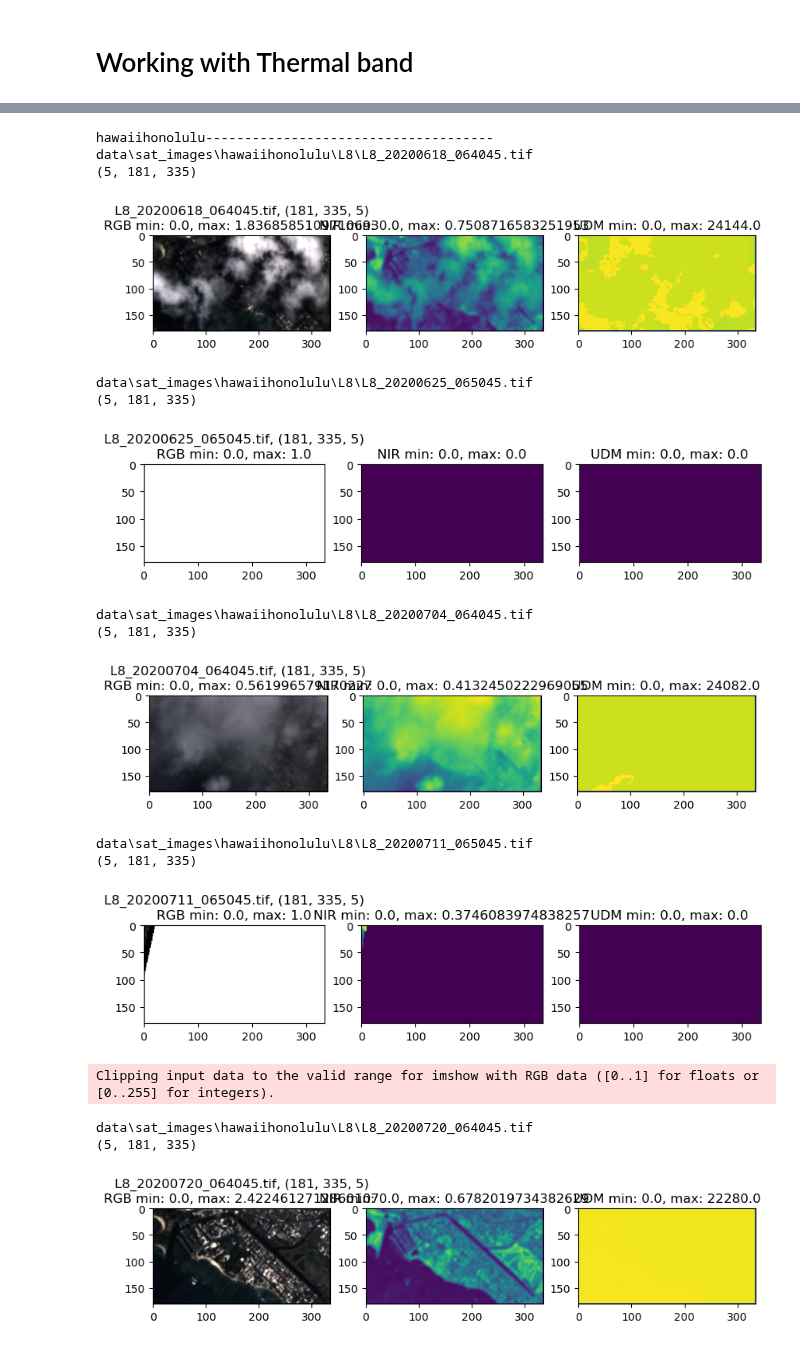
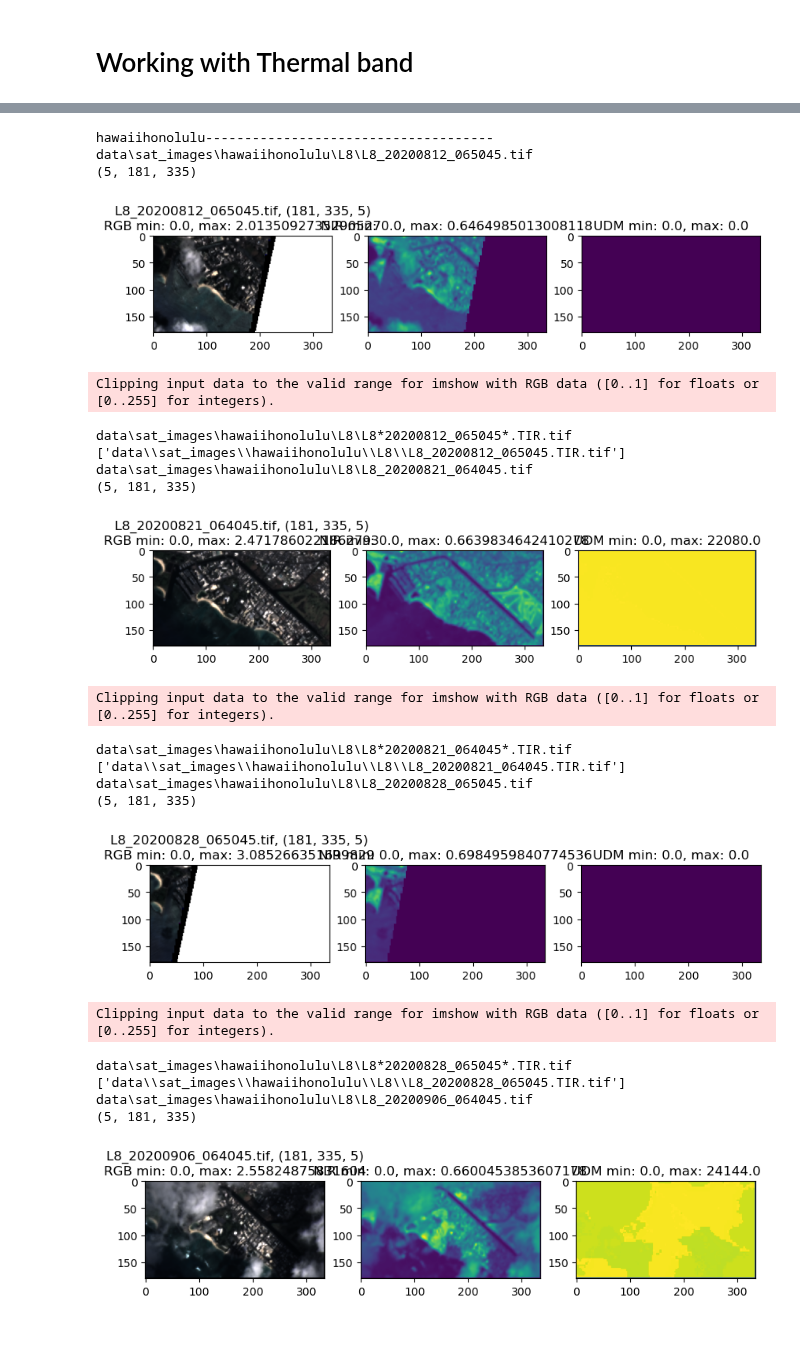
Before and after one commit to Coastal-Research-Collaborative/geedownload, a Jupyter notebook: experimenting_with_other_bands.ipynb, the cells around one changed output, grey strips where cells are left out. Saved outputs shown, nothing was run; the diff lists cells and outputs as text; code cells hidden in the pictures.

```diff
--- a/experimenting_with_other_bands.ipynb
+++ b/experimenting_with_other_bands.ipynb
@@ -13,36 +13,44 @@ data_dir = os.path.join('data')
 # %%
 from glob import glob
 sitenames = ['hawaiihonolulu']
 for sitename in sitenames:
     print(f'{sitename}-------------------------------------')
     tiff_fns = glob(os.path.join('data', 'sat_images', sitename, '*', '*.tif'))
     for tiff_fn in tiff_fns:
         if '.TIR.tif' in tiff_fn: continue
         if 'L7' in tiff_fn: continue
         plot_scale = 1
         if 'S2' in tiff_fn:
             plot_scale = 10_000
         # else: continue
         print(tiff_fn)
         tiffutils.load_tiff_image(tiff_fn, plot=True, plot_scale=plot_scale)
 
-        glob(os.path.join('data', 'sat_images', sitename, os.path.basename(os.path.dirname(tiff_fn)), f'*.TIR.tif'))
+        satname = os.path.basename(os.path.dirname(tiff_fn))
+        timestamp = os.path.basename(tiff_fn).replace(f'{satname}_', '').replace('.tif', '')
+
+        TIR_fn = glob(os.path.join('data', 'sat_images', sitename, satname, f'{satname}*{timestamp}*.TIR.tif'))[0]
 # %% [output]
 Clipping input data to the valid range for imshow with RGB data ([0..1] for floats or [0..255] for integers).
 hawaiihonolulu-------------------------------------
-data\sat_images\hawaiihonolulu\L8\L8_20200618_064045.tif
+data\sat_images\hawaiihonolulu\L8\L8_20200812_065045.tif
 (5, 181, 335)
-[figure, old version]
+[figure, new version]
-data\sat_images\hawaiihonolulu\L8\L8_20200625_065045.tif
-(5, 181, 335)
+Clipping input data to the valid range for imshow with RGB data ([0..1] for floats or [0..255] for integers).
+data\sat_images\hawaiihonolulu\L8\L8*20200812_065045*.TIR.tif
+['data\\sat_images\\hawaiihonolulu\\L8\\L8_20200812_065045.TIR.tif']
+data\sat_images\hawaiihonolulu\L8\L8_20200821_064045.tif
+(5, 181, 335)
-[figure, old version]
+[figure, new version]
-data\sat_images\hawaiihonolulu\L8\L8_20200704_064045.tif
-(5, 181, 335)
+Clipping input data to the valid range for imshow with RGB data ([0..1] for floats or [0..255] for integers).
+data\sat_images\hawaiihonolulu\L8\L8*20200821_064045*.TIR.tif
+['data\\sat_images\\hawaiihonolulu\\L8\\L8_20200821_064045.TIR.tif']
+data\sat_images\hawaiihonolulu\L8\L8_20200828_065045.tif
+(5, 181, 335)
-[figure, old version]
+[figure, new version]
-data\sat_images\hawaiihonolulu\L8\L8_20200711_065045.tif
-(5, 181, 335)
+Clipping input data to the valid range for imshow with RGB data ([0..1] for floats or [0..255] for integers).
+data\sat_images\hawaiihonolulu\L8\L8*20200828_065045*.TIR.tif
+['data\\sat_images\\hawaiihonolulu\\L8\\L8_20200828_065045.TIR.tif']
+data\sat_images\hawaiihonolulu\L8\L8_20200906_064045.tif
+(5, 181, 335)
-[figure, old version]
+[figure, new version]
-Clipping input data to the valid range for imshow with RGB data ([0..1] for floats or [0..255] for integers).
-data\sat_images\hawaiihonolulu\L8\L8_20200720_064045.tif
-(5, 181, 335)
-[figure, removed]
```
Also changed, not shown: parts of 1 cell of this notebook, 2 other files.
